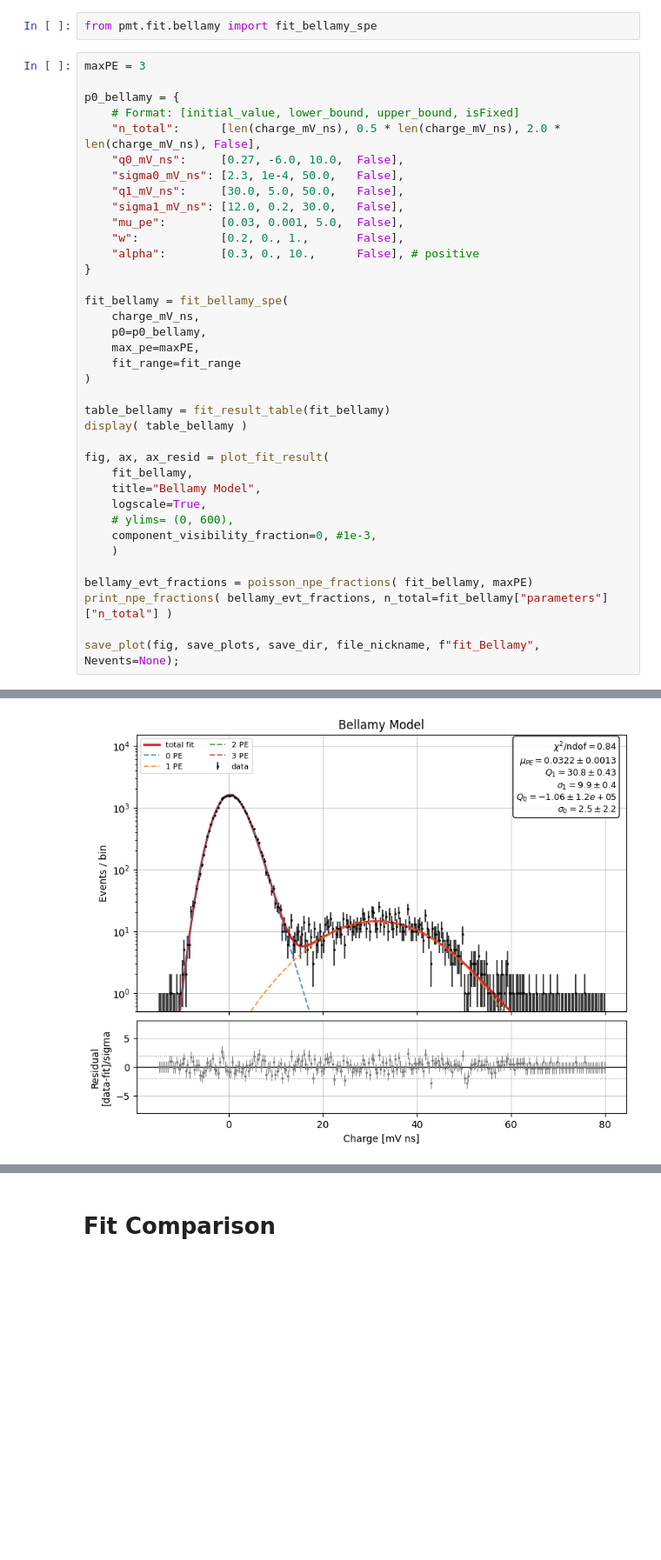
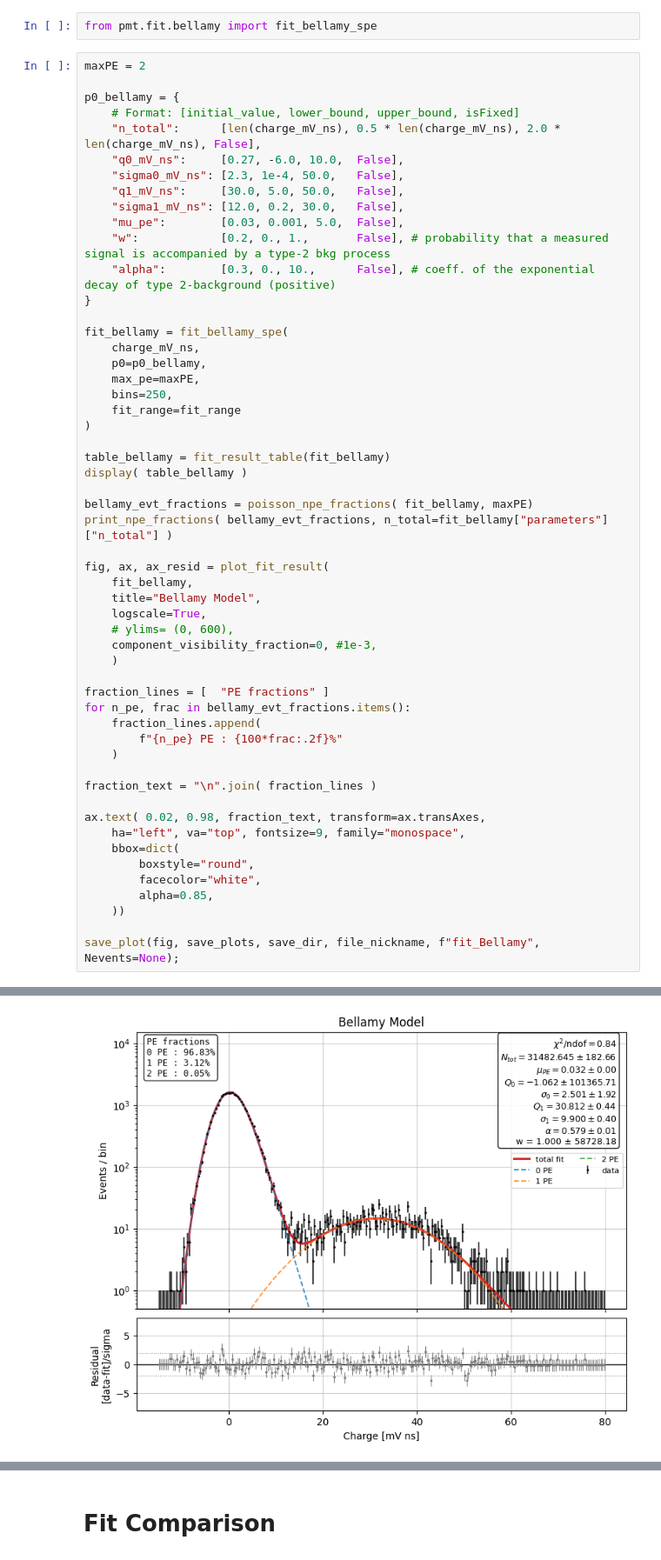
Before and after one commit to TAU-neutrino-lab/PMT-characterization, a Jupyter notebook: PMT-calibration/generic_fit.ipynb, the cells around one changed output, grey strips where cells are left out. Shown at 87% size. Cells and saved outputs as stored; diff of their text form; blank space fills up the shorter version.

```diff
--- a/PMT-calibration/generic_fit.ipynb
+++ b/PMT-calibration/generic_fit.ipynb
@@ -268,7 +274,7 @@ sum = 100.000%
 # %%
 from pmt.fit.bellamy import fit_bellamy_spe
 # %%
-maxPE = 3
+maxPE = 2
 
 p0_bellamy = {
     # Format: [initial_value, lower_bound, upper_bound, isFixed]
@@ -278,19 +284,23 @@ p0_bellamy = {
     "q1_mV_ns":     [30.0, 5.0, 50.0,   False],
     "sigma1_mV_ns": [12.0, 0.2, 30.0,   False],
     "mu_pe":        [0.03, 0.001, 5.0,  False],
-    "w":            [0.2, 0., 1.,       False],
-    "alpha":        [0.3, 0., 10.,      False], # positive
+    "w":            [0.2, 0., 1.,       False], # probability that a measured signal is accompanied by a type-2 bkg process
+    "alpha":        [0.3, 0., 10.,      False], # coeff. of the exponential decay of type 2-background (positive)
 }
 
 fit_bellamy = fit_bellamy_spe(
     charge_mV_ns,
     p0=p0_bellamy,
     max_pe=maxPE,
+    bins=250,
     fit_range=fit_range
 )
 
 table_bellamy = fit_result_table(fit_bellamy)
 display( table_bellamy )
+
+bellamy_evt_fractions = poisson_npe_fractions( fit_bellamy, maxPE)
+print_npe_fractions( bellamy_evt_fractions, n_total=fit_bellamy["parameters"]["n_total"] )
 
 fig, ax, ax_resid = plot_fit_result(
     fit_bellamy,
@@ -300,8 +310,21 @@ fig, ax, ax_resid = plot_fit_result(
     component_visibility_fraction=0, #1e-3,
     )
 
-bellamy_evt_fractions = poisson_npe_fractions( fit_bellamy, maxPE)
-print_npe_fractions( bellamy_evt_fractions, n_total=fit_bellamy["parameters"]["n_total"] )
+fraction_lines = [  "PE fractions" ]
+for n_pe, frac in bellamy_evt_fractions.items():
+    fraction_lines.append(
+        f"{n_pe} PE : {100*frac:.2f}%"
+    )
+
+fraction_text = "\n".join( fraction_lines )
+
+ax.text( 0.02, 0.98, fraction_text, transform=ax.transAxes,
+    ha="left", va="top", fontsize=9, family="monospace",
+    bbox=dict(
+        boxstyle="round",
+        facecolor="white",
+        alpha=0.85,
+    ))
 
 save_plot(fig, save_plots, save_dir, file_nickname, f"fit_Bellamy",  Nevents=None);
 # %% [output]
@@ -326 +347 @@ sum = 100.000%
-[figure, old version]
+[figure, new version]
```
Also changed, not shown: parts of 10 cells of this notebook, 2 other files.
